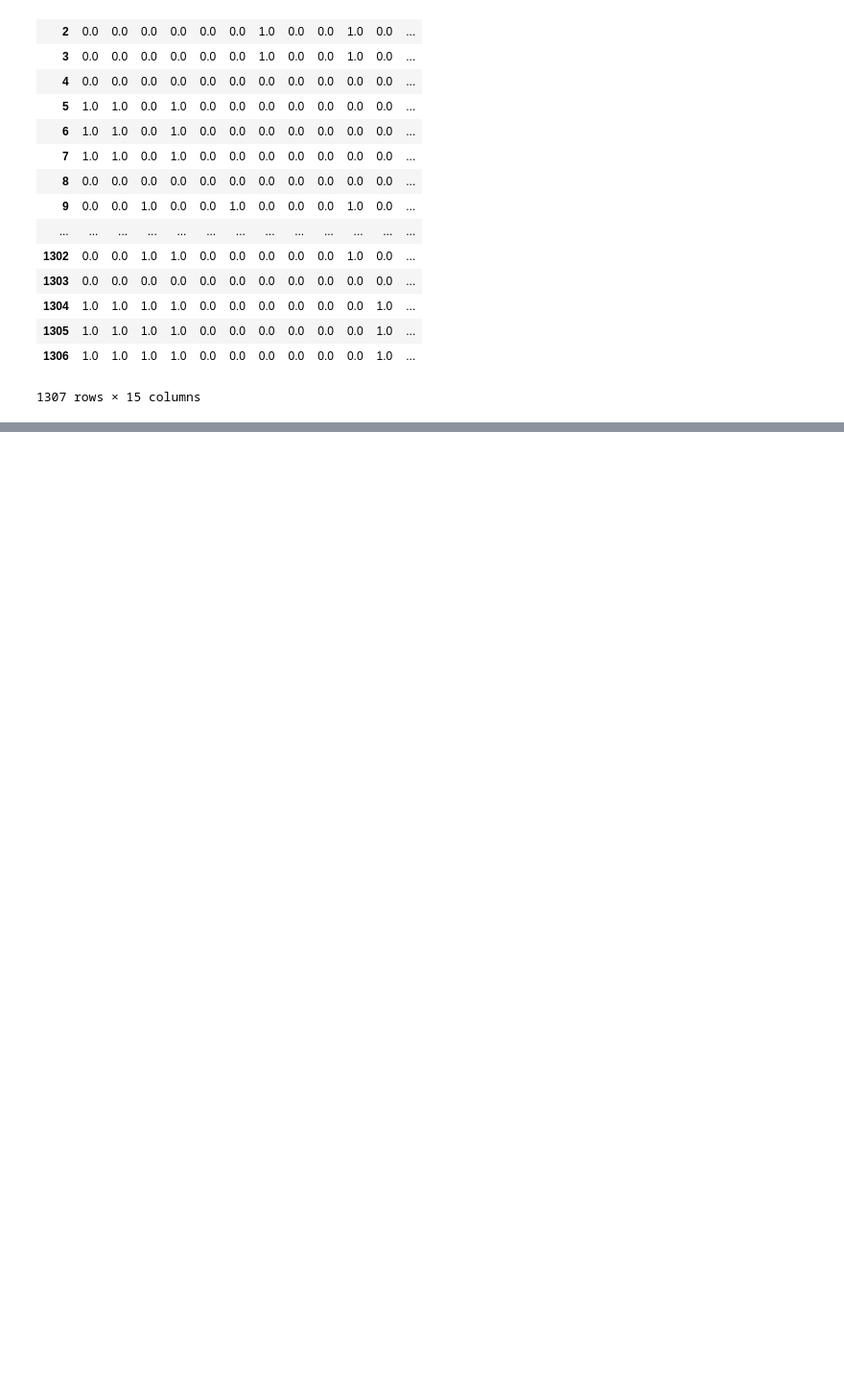
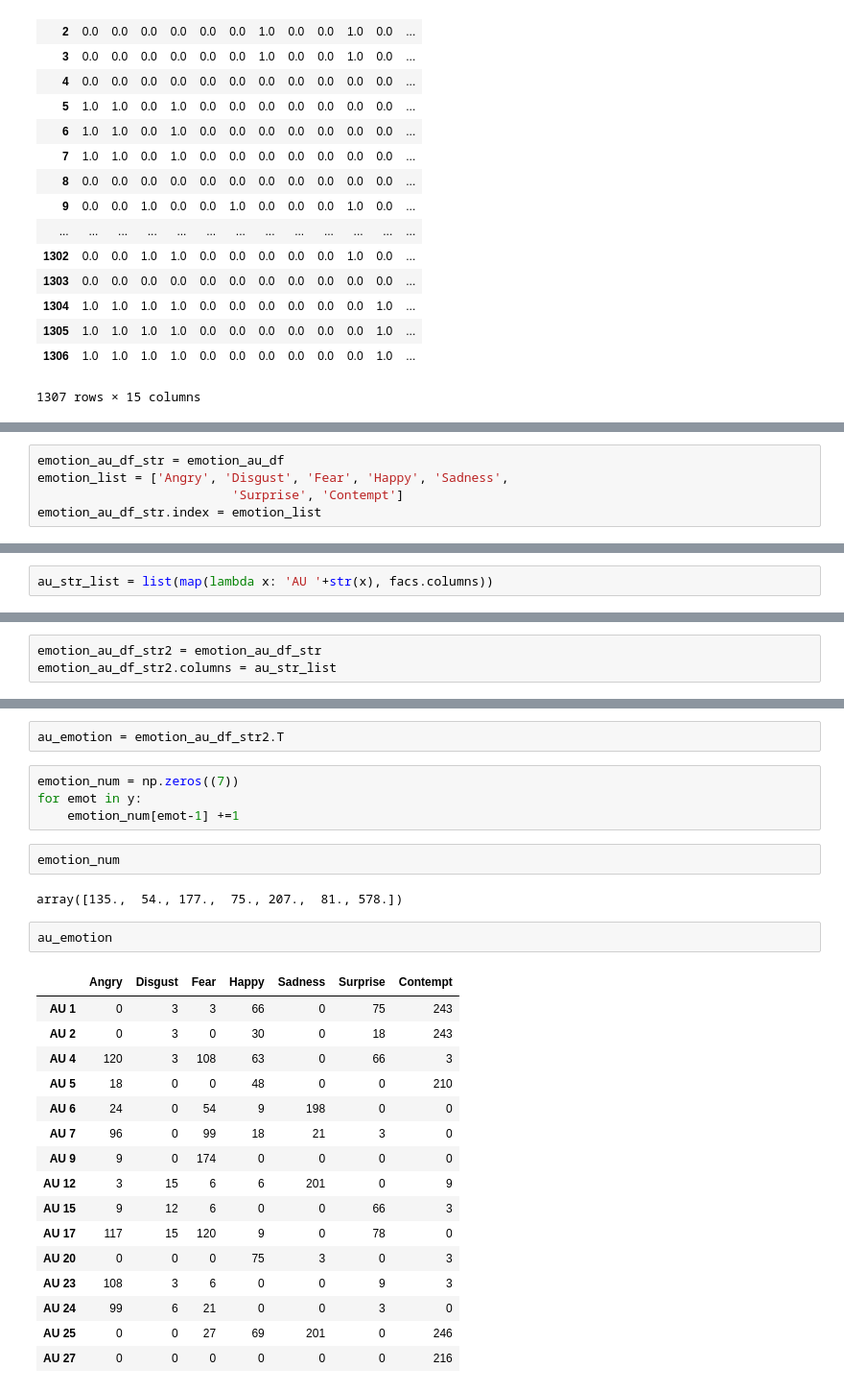
Before and after one commit to SunProg/do-neural-networks-learn-faus-iccvw-2015, a Jupyter notebook: facs_explorer.ipynb, the cells around one changed output, grey strips where cells are left out. Shown: that part at 96% size. Saved outputs shown, nothing was run; the diff lists cells and outputs as text; blank space fills up the shorter version.

Commit message:
exploring au-emotion relationship

```diff
--- a/facs_explorer.ipynb
+++ b/facs_explorer.ipynb
@@ -90,0 +165,5 @@ for index, facs_value in facs.iterrows():
+# %%
+emotion_au_df_str = emotion_au_df
+emotion_list = ['Angry', 'Disgust', 'Fear', 'Happy', 'Sadness',
+                          'Surprise', 'Contempt']
+emotion_au_df_str.index = emotion_list
@@ -90,0 +194,2 @@ for index, facs_value in facs.iterrows():
+# %%
+au_str_list = list(map(lambda x: 'AU '+str(x), facs.columns))
@@ -90,0 +228,3 @@ for index, facs_value in facs.iterrows():
+# %%
+emotion_au_df_str2 = emotion_au_df_str
+emotion_au_df_str2.columns = au_str_list
@@ -90,0 +242,29 @@ for index, facs_value in facs.iterrows():
+# %%
+au_emotion = emotion_au_df_str2.T
+# %%
+emotion_num = np.zeros((7))
+for emot in y:
+    emotion_num[emot-1] +=1
+# %%
+emotion_num
+# %% [output]
+array([135.,  54., 177.,  75., 207.,  81., 578.])
+# %%
+au_emotion
+# %% [output]
+|  | Angry | Disgust | Fear | Happy | Sadness | Surprise | Contempt |
+| AU 1 | 0 | 3 | 3 | 66 | 0 | 75 | 243 |
+| AU 2 | 0 | 3 | 0 | 30 | 0 | 18 | 243 |
+| AU 4 | 120 | 3 | 108 | 63 | 0 | 66 | 3 |
+| AU 5 | 18 | 0 | 0 | 48 | 0 | 0 | 210 |
+| AU 6 | 24 | 0 | 54 | 9 | 198 | 0 | 0 |
+| AU 7 | 96 | 0 | 99 | 18 | 21 | 3 | 0 |
+| AU 9 | 9 | 0 | 174 | 0 | 0 | 0 | 0 |
+| AU 12 | 3 | 15 | 6 | 6 | 201 | 0 | 9 |
+| AU 15 | 9 | 12 | 6 | 0 | 0 | 66 | 3 |
+| AU 17 | 117 | 15 | 120 | 9 | 0 | 78 | 0 |
+| AU 20 | 0 | 0 | 0 | 75 | 3 | 0 | 3 |
+| AU 23 | 108 | 3 | 6 | 0 | 0 | 9 | 3 |
+| AU 24 | 99 | 6 | 21 | 0 | 0 | 3 | 0 |
+| AU 25 | 0 | 0 | 27 | 69 | 201 | 0 | 246 |
+| AU 27 | 0 | 0 | 0 | 0 | 0 | 0 | 216 |
```
Also changed, not shown: parts of 19 cells of this notebook.
